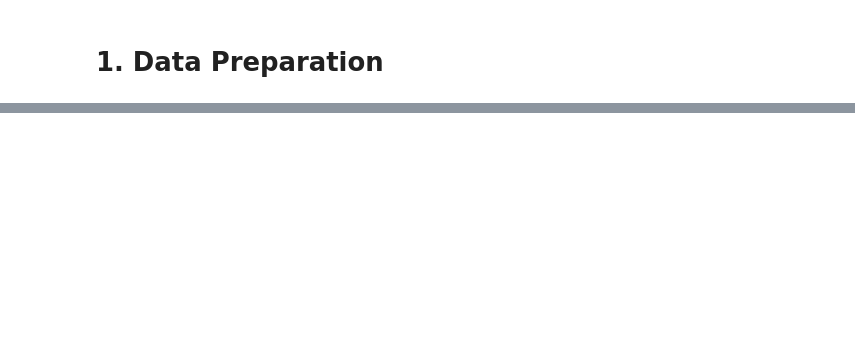
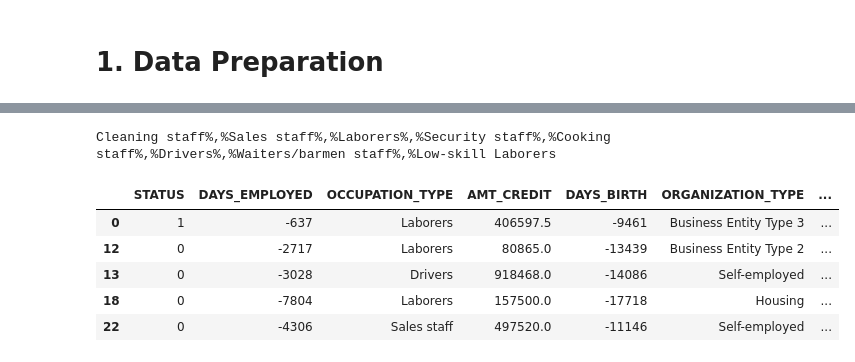
Before and after one commit to traveltheworldwithaflaskoftea/FA_Project, a Jupyter notebook: general_scorecard.ipynb, the cells around one changed output, grey strips where cells are left out. Saved outputs shown, nothing was run; the diff lists cells and outputs as text; code cells hidden in the pictures; blank space fills up the shorter version.

```diff
--- a/general_scorecard.ipynb
+++ b/general_scorecard.ipynb
@@ -361,2 +266,21 @@ FLAG_EMAIL  :
+# %%
+pd.options.display.max_seq_items = 2000
+
+for variables , bindetails in bins.items():
+    if variables == 'OCCUPATION_TYPE':
+        print(str(bindetails.bin[2]))
+# %% [output]
+Cleaning staff%,%Sales staff%,%Laborers%,%Security staff%,%Cooking staff%,%Drivers%,%Waiters/barmen staff%,%Low-skill Laborers
+# %%
+scorecard_set = working_set[['STATUS', 'DAYS_EMPLOYED', 'OCCUPATION_TYPE', 'AMT_CREDIT', 'DAYS_BIRTH', 'ORGANIZATION_TYPE','NAME_EDUCATION_TYPE', 'EXT_SOURCE_2', 'EXT_SOURCE_3']]
+
+scorecard_set.head()
+# %% [output]
+|  | STATUS | DAYS_EMPLOYED | OCCUPATION_TYPE | AMT_CREDIT | DAYS_BIRTH | ORGANIZATION_TYPE | ... |
+| 0 | 1 | -637 | Laborers | 406597.5 | -9461 | Business Entity Type 3 | ... |
+| 12 | 0 | -2717 | Laborers | 80865.0 | -13439 | Business Entity Type 2 | ... |
+| 13 | 0 | -3028 | Drivers | 918468.0 | -14086 | Self-employed | ... |
+| 18 | 0 | -7804 | Laborers | 157500.0 | -17718 | Housing | ... |
+| 22 | 0 | -4306 | Sales staff | 497520.0 | -11146 | Self-employed | ... |
 # %%
 #Train-test split
```
Also changed, not shown: parts of 22 cells of this notebook, 1 other file.
